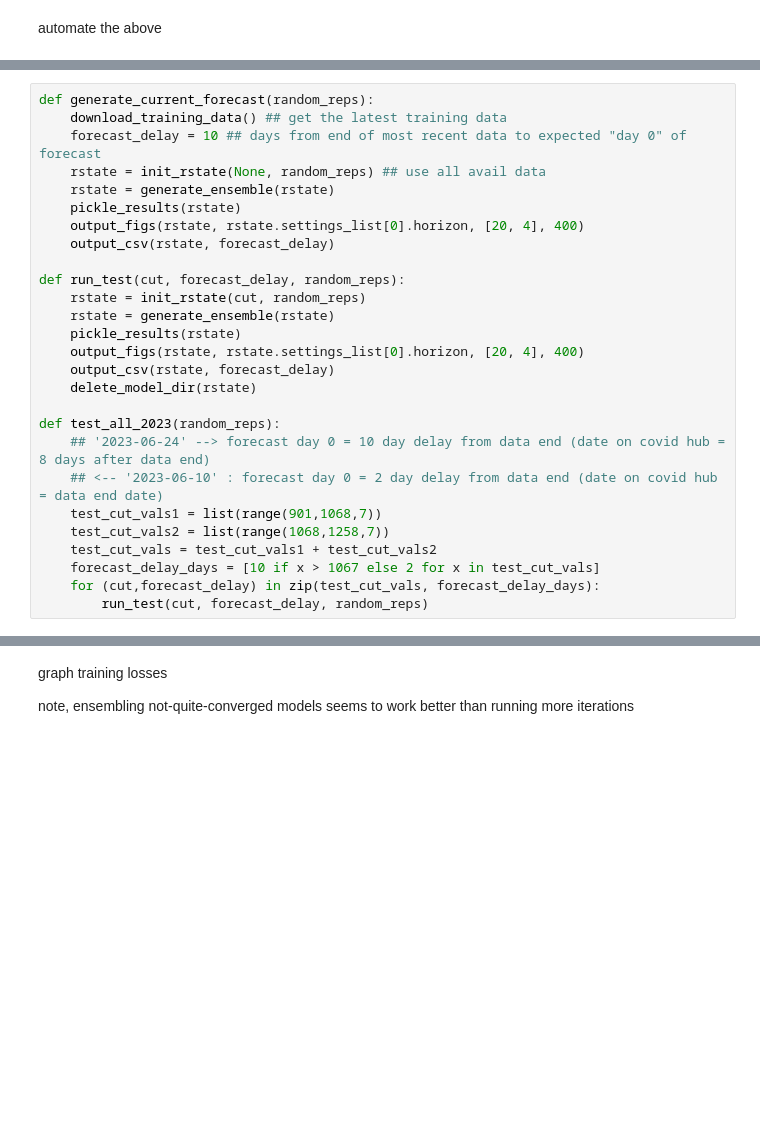
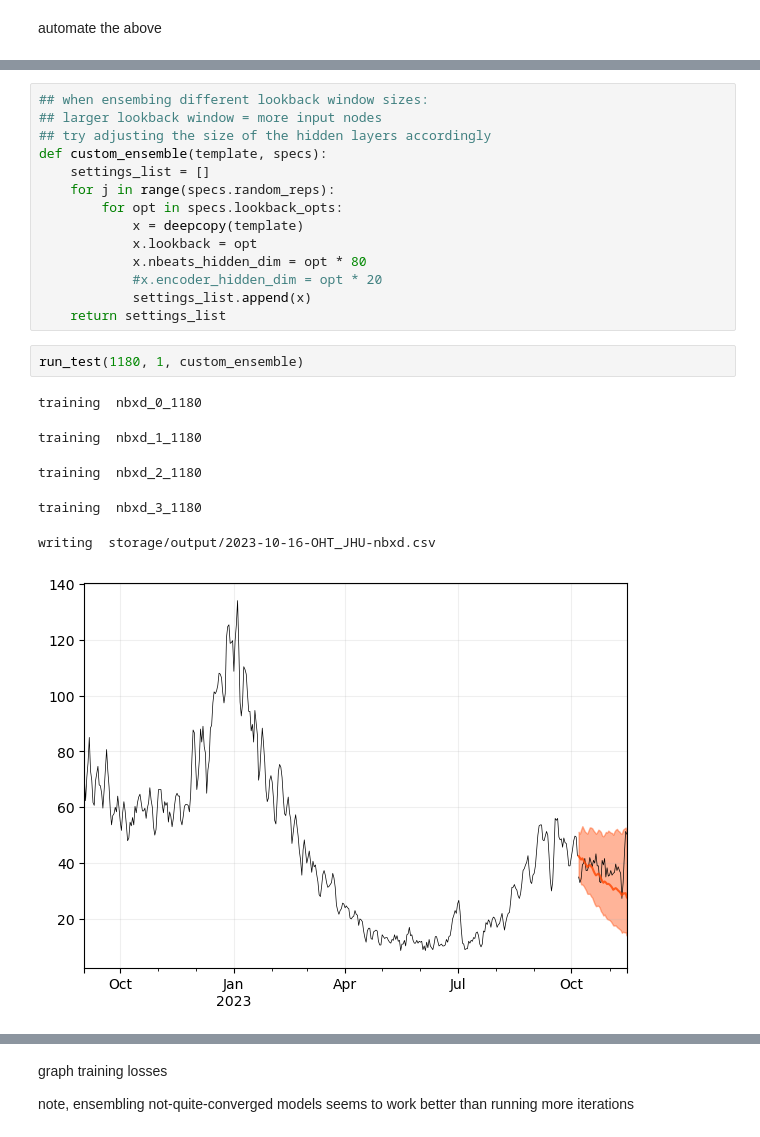
Before and after one commit to CDDEP-DC/nbeats-xd, a Jupyter notebook: example.ipynb, the cells around one changed output, grey strips where cells are left out. Saved outputs shown, nothing was run; the diff lists cells and outputs as text; blank space fills up the shorter version.

```diff
--- a/example.ipynb
+++ b/example.ipynb
@@ -316,30 +358,3 @@ def delete_model_dir(rstate):
             shutil.rmtree(rstate.snapshot_dir)
         except:
             pass
-# %%
-def generate_current_forecast(random_reps):
-    download_training_data() ## get the latest training data
-    forecast_delay = 10 ## days from end of most recent data to expected "day 0" of forecast
-    rstate = init_rstate(None, random_reps) ## use all avail data
-    rstate = generate_ensemble(rstate)
-    pickle_results(rstate)
-    output_figs(rstate, rstate.settings_list[0].horizon, [20, 4], 400)
-    output_csv(rstate, forecast_delay)
-
-def run_test(cut, forecast_delay, random_reps):
-    rstate = init_rstate(cut, random_reps)
-    rstate = generate_ensemble(rstate)
-    pickle_results(rstate)
-    output_figs(rstate, rstate.settings_list[0].horizon, [20, 4], 400)
-    output_csv(rstate, forecast_delay)
-    delete_model_dir(rstate)
-
-def test_all_2023(random_reps):
-    ## '2023-06-24' --> forecast day 0 = 10 day delay from data end (date on covid hub = 8 days after data end)
-    ## <-- '2023-06-10' : forecast day 0 = 2 day delay from data end (date on covid hub = data end date)
-    test_cut_vals1 = list(range(901,1068,7))
-    test_cut_vals2 = list(range(1068,1258,7))
-    test_cut_vals = test_cut_vals1 + test_cut_vals2
-    forecast_delay_days = [10 if x > 1067 else 2 for x in test_cut_vals]
-    for (cut,forecast_delay) in zip(test_cut_vals, forecast_delay_days):
-        run_test(cut, forecast_delay, random_reps)
@@ -357,0 +391,23 @@ writing  storage/output/2023-08-14-OHT_JHU-nbxd.csv
+# %%
+## when ensembing different lookback window sizes:
+## larger lookback window = more input nodes
+## try adjusting the size of the hidden layers accordingly
+def custom_ensemble(template, specs):
+    settings_list = []
+    for j in range(specs.random_reps):
+        for opt in specs.lookback_opts:
+            x = deepcopy(template)
+            x.lookback = opt
+            x.nbeats_hidden_dim = opt * 80
+            #x.encoder_hidden_dim = opt * 20
+            settings_list.append(x)
+    return settings_list
+# %%
+run_test(1180, 1, custom_ensemble)
+# %% [output]
+training  nbxd_0_1180
+training  nbxd_1_1180
+training  nbxd_2_1180
+training  nbxd_3_1180
+writing  storage/output/2023-10-16-OHT_JHU-nbxd.csv
+[figure, added]
```
Also changed, not shown: parts of 23 cells of this notebook, 7 other files.
